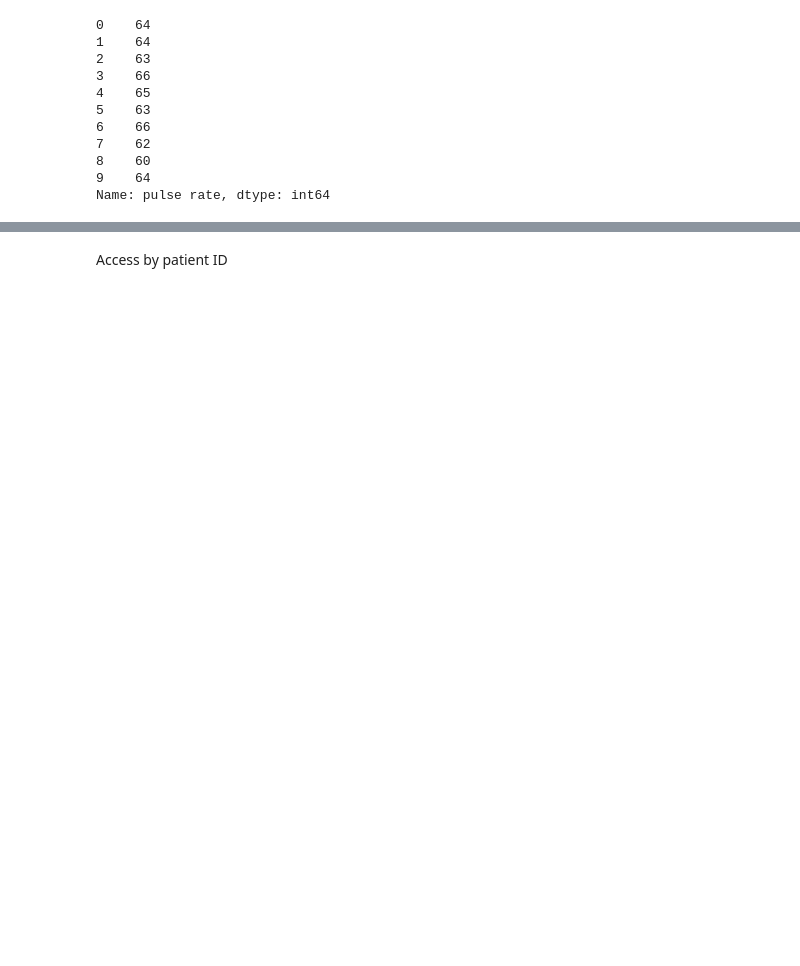
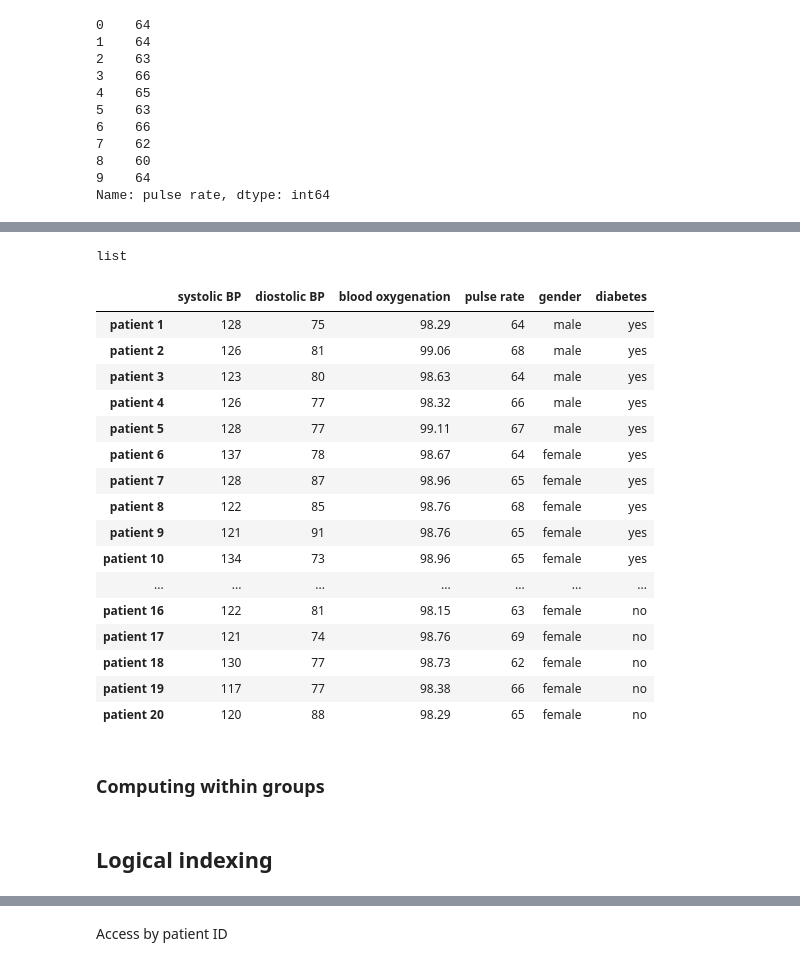
Before and after one commit to psychdatascience/FDS-CourseOne, a Jupyter notebook: tutorial022.ipynb, the cells around one changed output, grey strips where cells are left out. Cells and saved outputs as stored; diff of their text form; code cells hidden in the pictures; blank space fills up the shorter version.

```diff
--- a/tutorial022.ipynb
+++ b/tutorial022.ipynb
@@ -206,0 +404,51 @@ Name: pulse rate, dtype: int64
+# %%
+gender = pd.Series(['male', 'female'])             # make the short series
+gender = gender.repeat(num_patients/4)                 # repeat each over one cell's worth of data
+gender = pd.concat([gender]*2, ignore_index=True)   # stack or "concatenate" two copies
+# %%
+# Make a dictionary with a "key" for each variable name, and
+# the "values" being the num_patients long data vectors
+df_dict = {'systolic BP' : sys_bp,
+           'diostolic BP' : dia_bp,
+           'blood oxygenation' : b_oxy,
+           'pulse rate' : pulse,
+           'gender': gender,
+           'diabetes': diabetic
+           }
+
+our_df = pd.DataFrame(df_dict)    # Now make a data frame out of the dictionary
+# %%
+colname = 'patient '
+my_index = []
+for i in range(1, num_patients+1) :
+    my_index.append(colname + str(i))
+# %%
+type(my_index)
+# %% [output]
+list
+# %%
+our_df.index = my_index
+# %%
+our_df
+# %% [output]
+|  | systolic BP | diostolic BP | blood oxygenation | pulse rate | gender | diabetes |
+| patient 1 | 128 | 75 | 98.29 | 64 | male | yes |
+| patient 2 | 126 | 81 | 99.06 | 68 | male | yes |
+| patient 3 | 123 | 80 | 98.63 | 64 | male | yes |
+| patient 4 | 126 | 77 | 98.32 | 66 | male | yes |
+| patient 5 | 128 | 77 | 99.11 | 67 | male | yes |
+| patient 6 | 137 | 78 | 98.67 | 64 | female | yes |
+| patient 7 | 128 | 87 | 98.96 | 65 | female | yes |
+| patient 8 | 122 | 85 | 98.76 | 68 | female | yes |
+| patient 9 | 121 | 91 | 98.76 | 65 | female | yes |
+| patient 10 | 134 | 73 | 98.96 | 65 | female | yes |
+| ... | ... | ... | ... | ... | ... | ... |
+| patient 16 | 122 | 81 | 98.15 | 63 | female | no |
+| patient 17 | 121 | 74 | 98.76 | 69 | female | no |
+| patient 18 | 130 | 77 | 98.73 | 62 | female | no |
+| patient 19 | 117 | 77 | 98.38 | 66 | female | no |
+| patient 20 | 120 | 88 | 98.29 | 65 | female | no |
+# %% [markdown]
+### Computing within groups
+# %% [markdown]
+## Logical indexing
```
Also changed, not shown: parts of 45 cells of this notebook, 1 other file.
